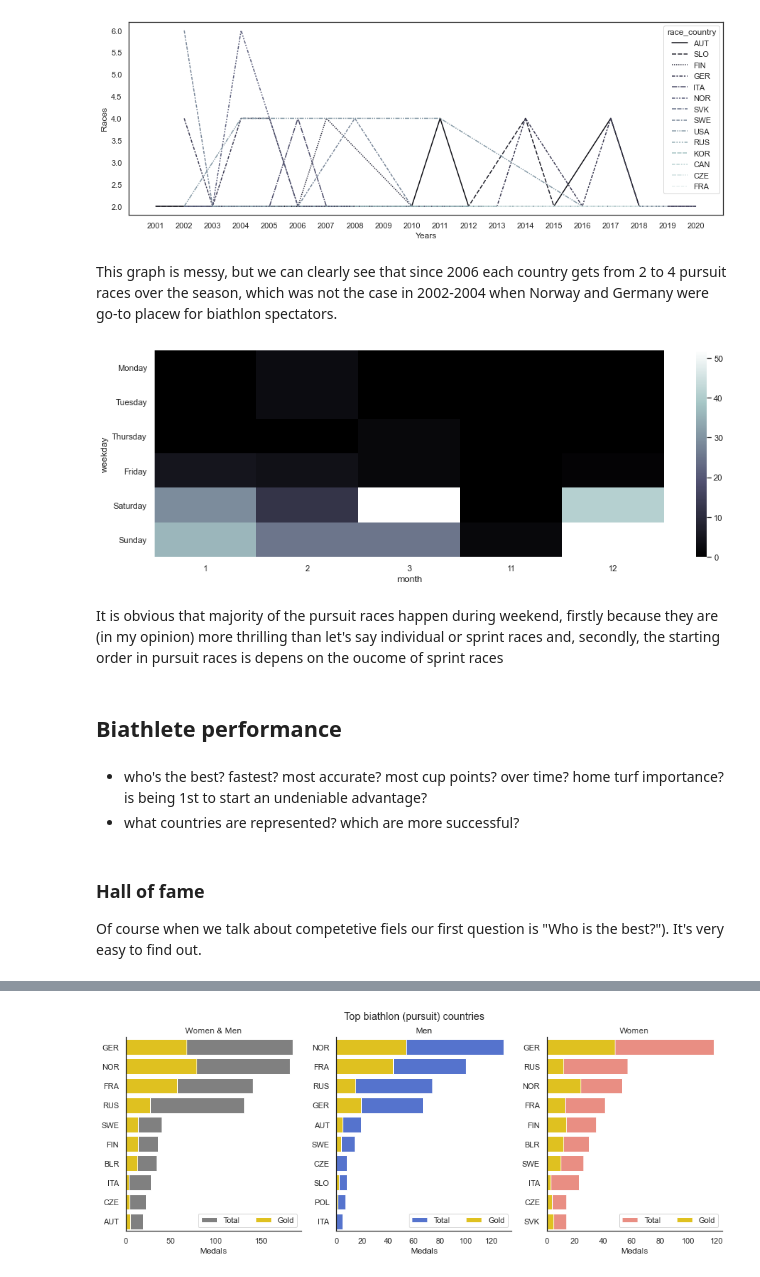
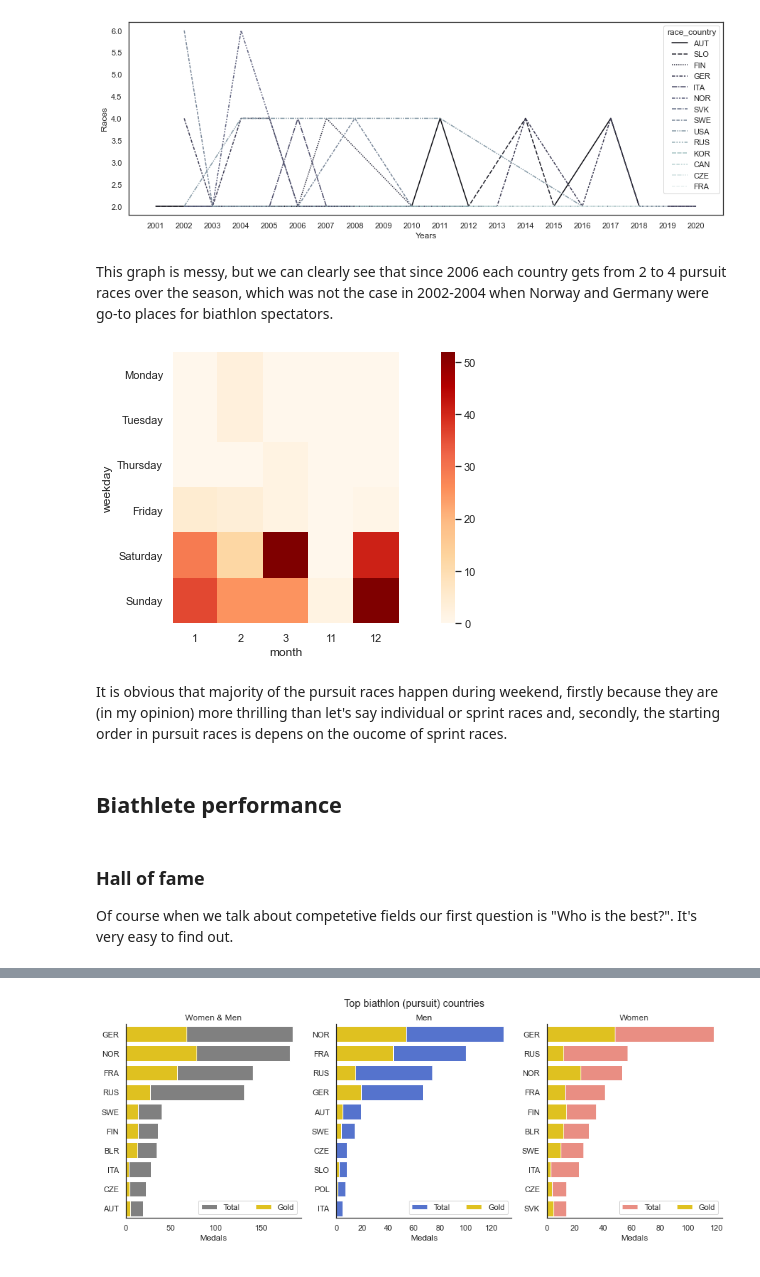
Before and after one commit to iliakhrenov/biathlon_data_analysis, a Jupyter notebook: EDA.ipynb, the cells around one changed output, grey strips where cells are left out. Drawn from its saved outputs; the diff is of its cells as text; code cells hidden in the pictures.

```diff
--- a/EDA.ipynb
+++ b/EDA.ipynb
@@ -162,32 +156,38 @@ plt.ylabel('Races');
 # %% [output]
 [figure]
 # %% [markdown]
-This graph is messy, but we can clearly see that since 2006 each country gets from 2 to 4 pursuit races over the season, which was not the case in 2002-2004 when Norway and Germany were go-to placew for biathlon spectators.
+This graph is messy, but we can clearly see that since 2006 each country gets from 2 to 4 pursuit races over the season, which was not the case in 2002-2004 when Norway and Germany were go-to places for biathlon spectators.
 # %%
-# crating a slice of dataframe with weekdays and monts as indexes and # of races as values
-month_day_count = df.groupby(['weekday', 'month'])['race_id'].nunique().to_frame()
-# shaping new dataframe to rectangular
-month_day_count = month_day_count.reset_index().pivot(index='weekday',
-                                                      columns='month',
-                                                      values='race_id'
-                                                     ).fillna(0)
-# creating sorting key for weekdays to avoid default sort
-days = ['Monday','Tuesday','Wednesday','Thursday','Friday','Saturday', 'Sunday']
+# Creating a slice of dataframe with weekdays and months as indexes
+# and # of races as values.
+month_day_count = (
+    df.groupby(['weekday', 'month'])['race_id'].nunique().to_frame()
+    )
+
+# Shaping new dataframe to rectangle.
+month_day_count = (
+    month_day_count.reset_index()
+    .pivot(index='weekday', columns='month', values='race_id')
+    .fillna(0)
+    )
+
+# Creating sorting key for weekdays to avoid default sort.
+days = [
+    'Monday','Tuesday','Wednesday',
+    'Thursday','Friday','Saturday', 'Sunday'
+    ]
 mapping = {day: i for i, day in enumerate(days)}
 month_day_count = month_day_count.sort_index(key=lambda x:x.map(mapping))
 
-#plotting heatmap
-sns.heatmap(data=month_day_count, cmap='bone');
+# Plotting heatmap.
+sns.heatmap(data=month_day_count, cmap='OrRd', square=True);
 # %% [output]
-[figure, old version]
+[figure, new version]
 # %% [markdown]
-It is obvious that majority of the pursuit races happen during weekend, firstly because they are (in my opinion) more thrilling than let's say individual or sprint races and, secondly, the starting order in pursuit races is depens on the oucome of sprint races
+It is obvious that majority of the pursuit races happen during weekend, firstly because they are (in my opinion) more thrilling than let's say individual or sprint races and, secondly, the starting order in pursuit races is depens on the oucome of sprint races.
 # %% [markdown]
 ## Biathlete performance
-# %% [markdown]
-- who's the best? fastest? most accurate? most cup points? over time? home turf importance? is being 1st to start an undeniable advantage?
-- what countries are represented? which are more successful?
 # %% [markdown]
 ### Hall of fame
-Of course when we talk about competetive fiels our first question is "Who is the best?"). It's very easy to find out.
+Of course when we talk about competetive fields our first question is "Who is the best?". It's very easy to find out.
 # %%
```
Also changed, not shown: parts of 42 cells of this notebook.
